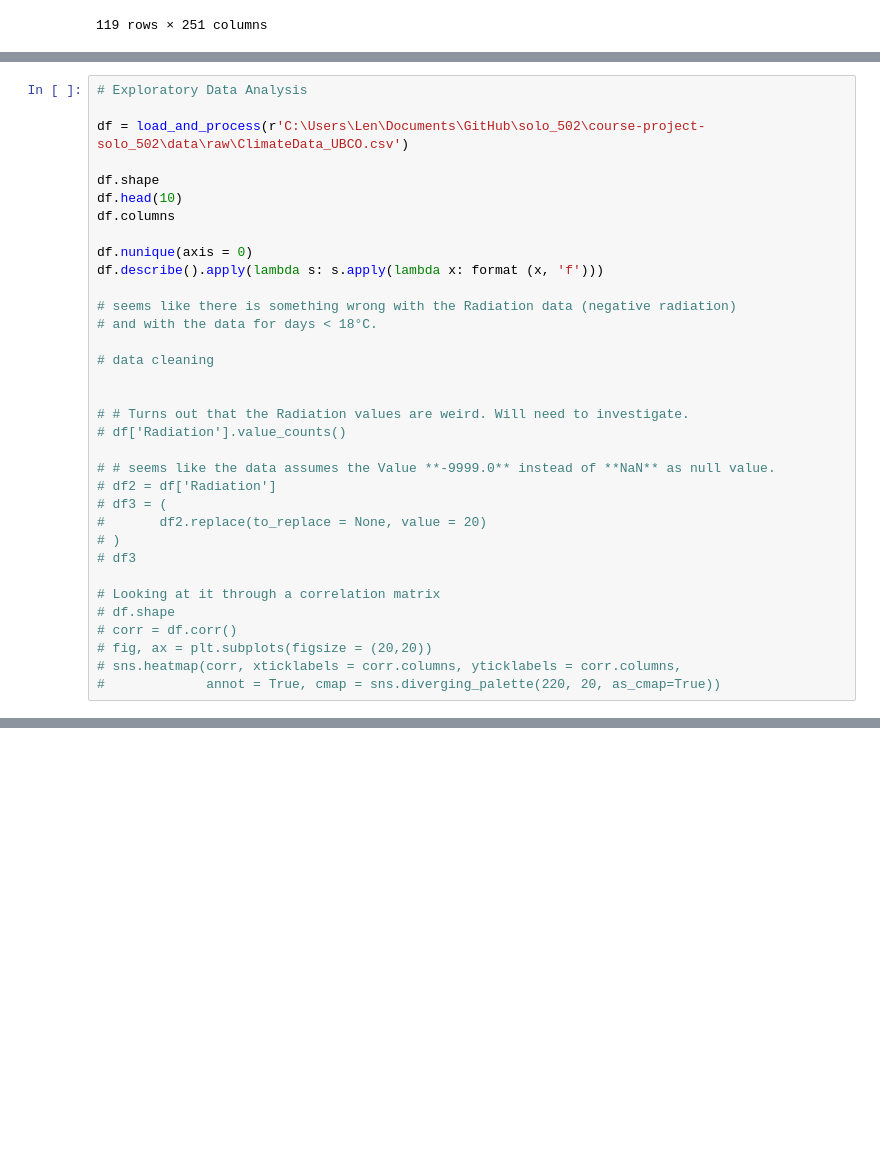
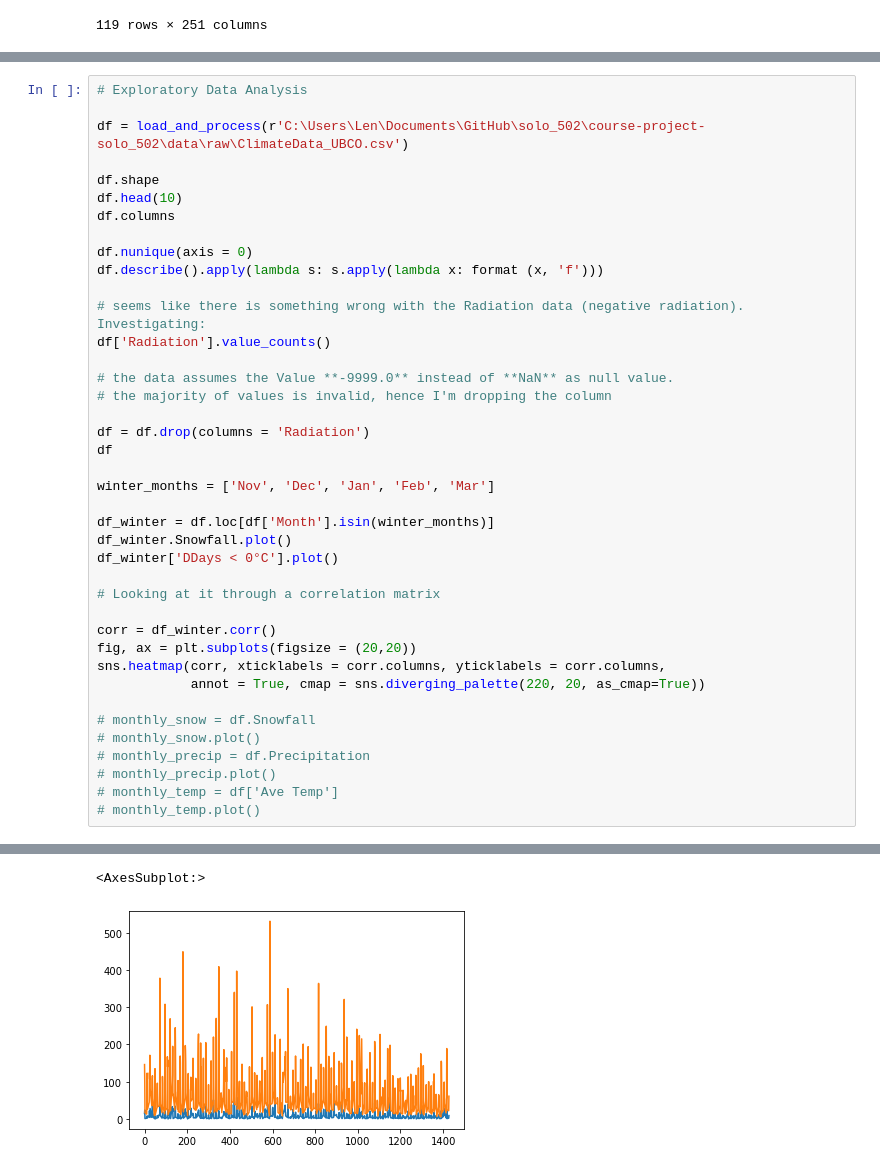
Before and after one commit to data301-2020-winter1/course-project-solo_502, a Jupyter notebook: analysis/scripts/project_function(04.11).ipynb, the cells around one changed output, grey strips where cells are left out. Drawn from its saved outputs; the diff is of its cells as text; blank space fills up the shorter version.

```diff
--- a/analysis/scripts/project_function(04.11).ipynb
+++ b/analysis/scripts/project_function(04.11).ipynb
@@ -82,26 +90,32 @@ df.columns
 df.nunique(axis = 0)
 df.describe().apply(lambda s: s.apply(lambda x: format (x, 'f')))
 
-# seems like there is something wrong with the Radiation data (negative radiation)
-# and with the data for days < 18°C.
+# seems like there is something wrong with the Radiation data (negative radiation). Investigating:
+df['Radiation'].value_counts()
 
-# data cleaning
+# the data assumes the Value **-9999.0** instead of **NaN** as null value.
+# the majority of values is invalid, hence I'm dropping the column
 
+df = df.drop(columns = 'Radiation')
+df
 
-# # Turns out that the Radiation values are weird. Will need to investigate.
-# df['Radiation'].value_counts()
+winter_months = ['Nov', 'Dec', 'Jan', 'Feb', 'Mar']
 
-# # seems like the data assumes the Value **-9999.0** instead of **NaN** as null value.
-# df2 = df['Radiation']
-# df3 = (
-#       df2.replace(to_replace = None, value = 20)
-# )
-# df3
+df_winter = df.loc[df['Month'].isin(winter_months)]
+df_winter.Snowfall.plot()
+df_winter['DDays < 0°C'].plot()
 
 # Looking at it through a correlation matrix
-# df.shape
-# corr = df.corr()
-# fig, ax = plt.subplots(figsize = (20,20))
-# sns.heatmap(corr, xticklabels = corr.columns, yticklabels = corr.columns,
-#             annot = True, cmap = sns.diverging_palette(220, 20, as_cmap=True))
+
+corr = df_winter.corr()
+fig, ax = plt.subplots(figsize = (20,20))
+sns.heatmap(corr, xticklabels = corr.columns, yticklabels = corr.columns,
+            annot = True, cmap = sns.diverging_palette(220, 20, as_cmap=True))
+
+# monthly_snow = df.Snowfall
+# monthly_snow.plot()
+# monthly_precip = df.Precipitation
+# monthly_precip.plot()
+# monthly_temp = df['Ave Temp']
+# monthly_temp.plot()
 # %% [output]
@@ -116,0 +122,2 @@ df.describe().apply(lambda s: s.apply(lambda x: format (x, 'f')))
+<AxesSubplot:>
+[figure, added]
```
Also changed, not shown: parts of 2 cells of this notebook.
